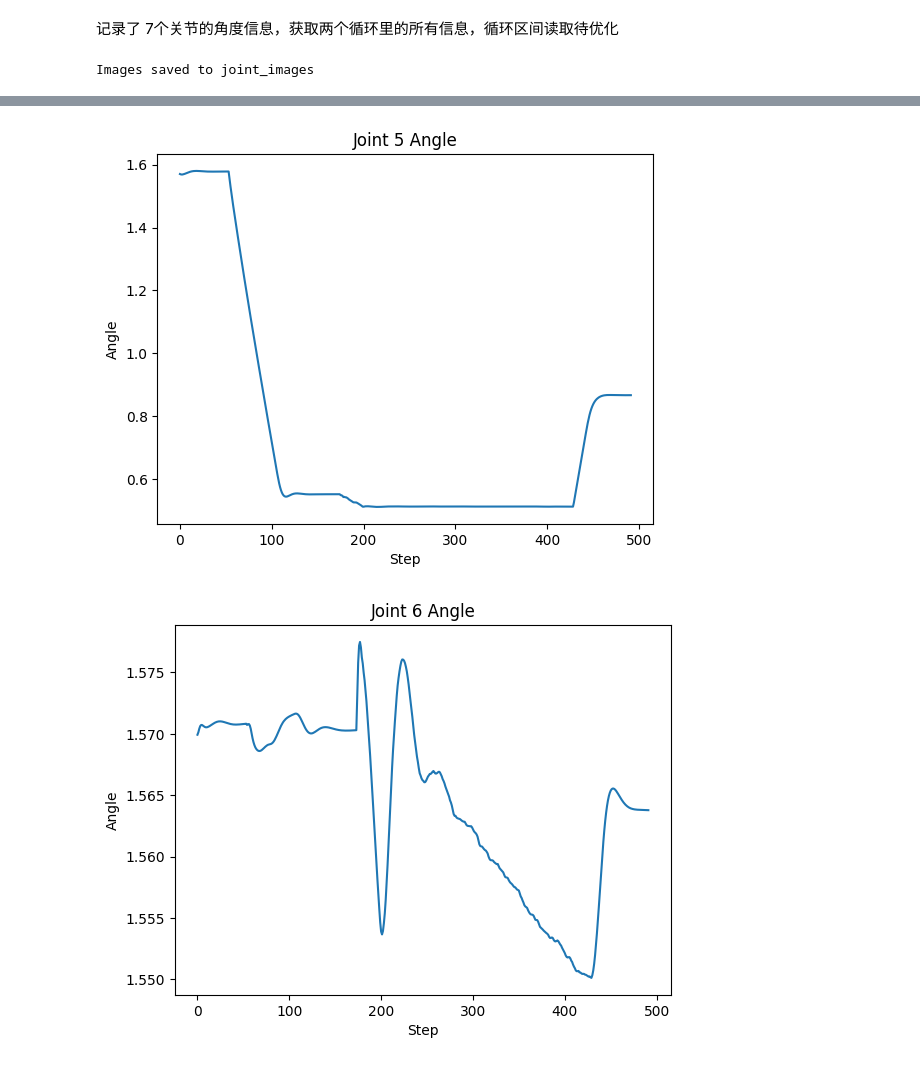
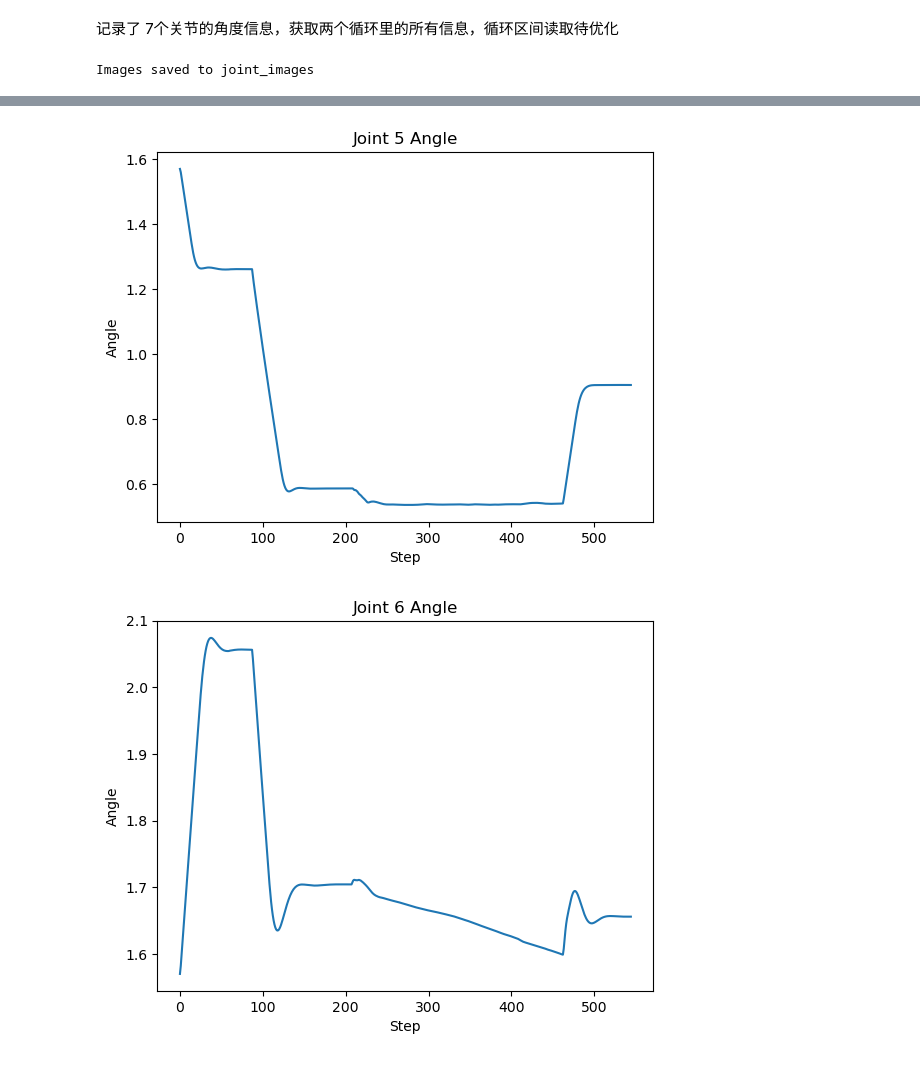
Before and after one commit to fei723/isaacgym_insert, a Jupyter notebook: joint_angle_logs/check.ipynb, the cells around one changed output, grey strips where cells are left out. Drawn from its saved outputs; the diff is of its cells as text; code cells hidden in the pictures.

```diff
--- a/joint_angle_logs/check.ipynb
+++ b/joint_angle_logs/check.ipynb
@@ -46,7 +46,7 @@ import numpy as np
 import matplotlib.pyplot as plt
 import os
 # 加载 .npy 文件
-file_path = '/home/shifei/code/isaacgyms/arm_dof_pos_cumulative.npy'  # 替换为实际的 .npy 文件路径
+file_path = '../arm_dof_pos_cumulative.npy'  # 替换为实际的 .npy 文件路径
 data = np.load(file_path)
 
 # 查看数据
@@ -92,2 +92,2 @@ Images saved to joint_images
-[figure, old version]
+[figure, new version]
-[figure, old version]
+[figure, new version]
```
Also changed, not shown: parts of 1 cell of this notebook, 26 other files.
